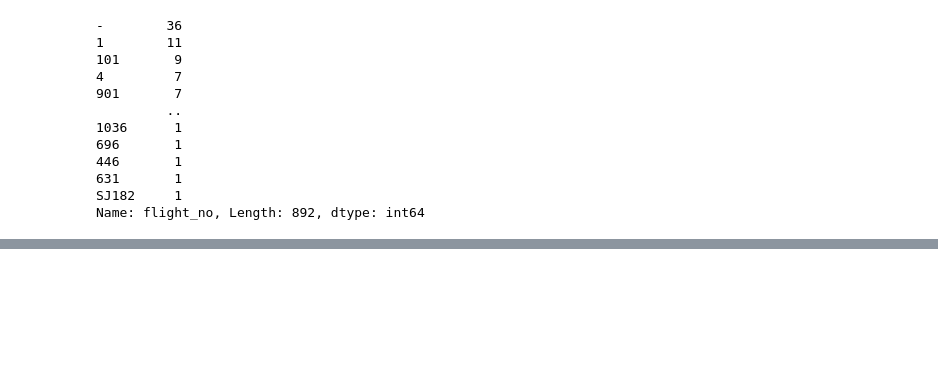
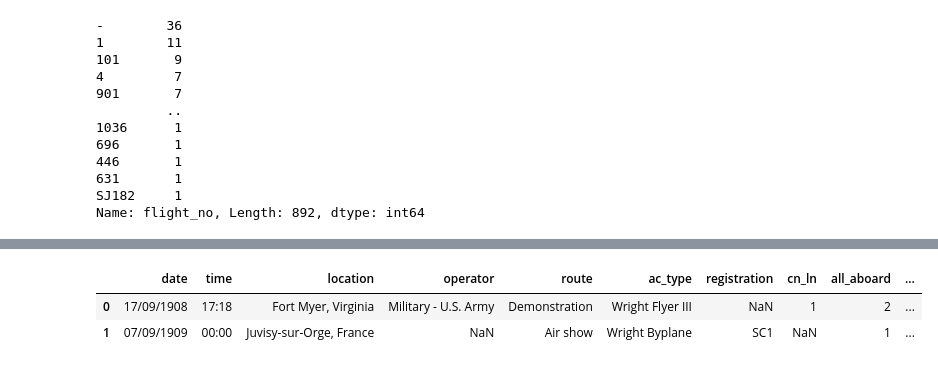
Before and after one commit to Martu-t/PI_Analytics_flights, a Jupyter notebook: main.ipynb, the cells around one changed output, grey strips where cells are left out. Saved outputs shown, nothing was run; the diff lists cells and outputs as text; code cells hidden in the pictures; blank space fills up the shorter version.

```diff
--- a/main.ipynb
+++ b/main.ipynb
@@ -152,0 +171,12 @@ KeyError: "['flight_no'] not found in axis"
+# %%
+# Remplazamos los valores nulos por '0000'
+# [Replace nan with '0000' so we can manage]
+flight_accident['HORA declarada'] = flight_accident['HORA declarada'].replace(np.nan, '0000')
+# %%
+# Remplazar cualquier cosa que no sea num. por espacios (usamos Regex :) )
+# [Replace anything that is not a number for '' with Regex]
+flight_accident['HORA declarada'] = flight_accident['HORA declarada'].astype(str).str.replace('[^0-9]', '', regex = True)
+# %%
+# Cambiamos el formato de la hora
+#[Change format time]
+flight_accident['HORA declarada'] = pd.to_datetime(flight_accident['HORA declarada'], format='%H%M').dt.strftime('%H:%M')
@@ -152,0 +199,16 @@ KeyError: "['flight_no'] not found in axis"
+# %%
+#antes de continuar vamos a renombrar las columnas para que tengan mas sentido
+# [before to proceed, we are going to rename some columns to make more sense]
+
+flight_accident = flight_accident.rename(columns={'fecha':'date',
+                                   'HORA declarada':'time',
+                                   'Ruta':'location',
+                                   'OperadOR': 'operator',
+                                   'PASAJEROS A BORDO': 'passangers_aboard',
+                                   'cantidad de fallecidos': 'total_fatalities'})
+# %%
+flight_accident.head(2)
+# %% [output]
+|  | date | time | location | operator | route | ac_type | registration | cn_ln | all_aboard | ... |
+| 0 | 17/09/1908 | 17:18 | Fort Myer, Virginia | Military - U.S. Army | Demonstration | Wright Flyer III | NaN | 1 | 2 | ... |
+| 1 | 07/09/1909 | 00:00 | Juvisy-sur-Orge, France | NaN | Air show | Wright Byplane | SC1 | NaN | 1 | ... |
```
Also changed, not shown: parts of 9 cells of this notebook.
